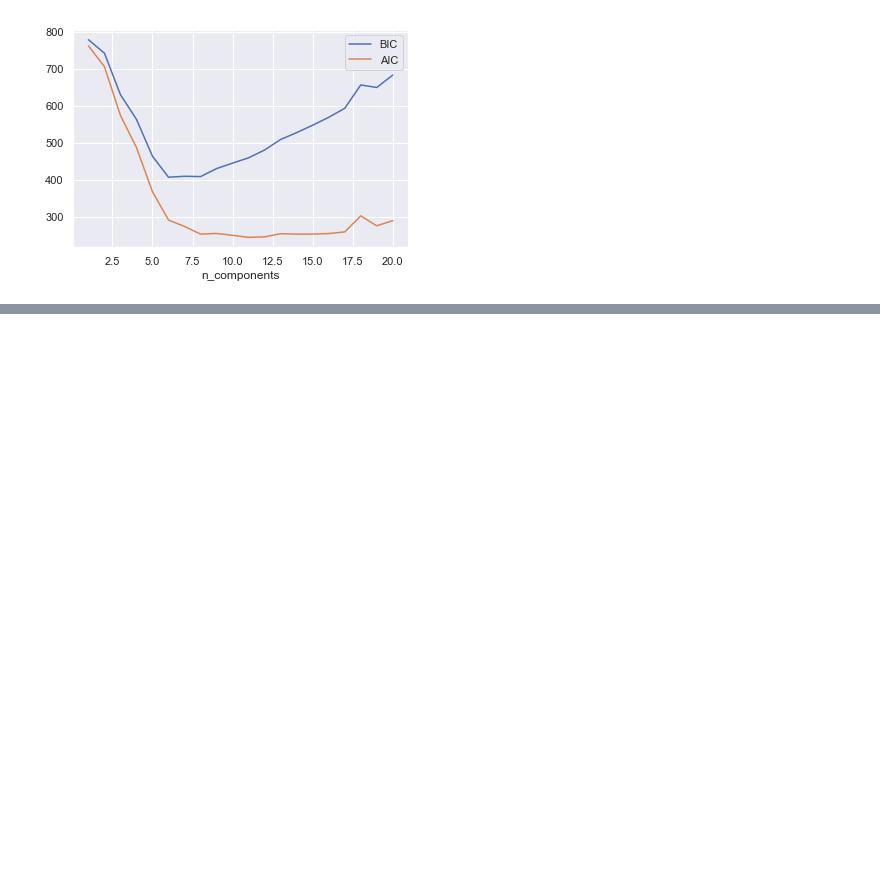
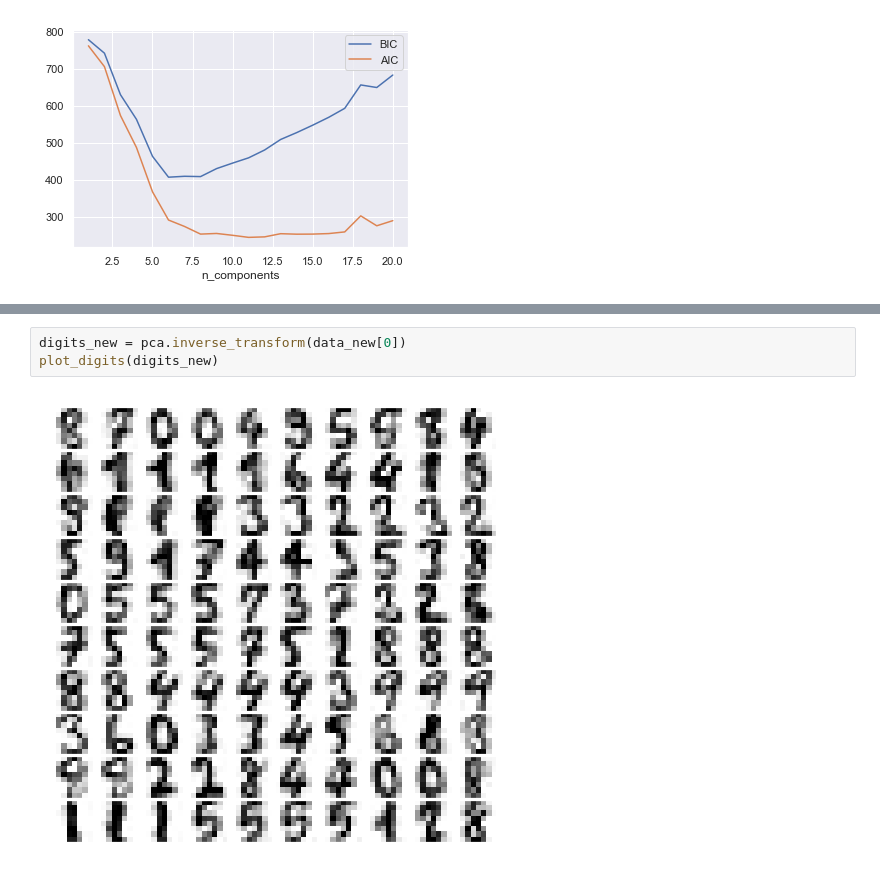
Before and after one commit to Data-drone/coding_practice, a Jupyter notebook: data_science/Gaussian Mixture Models.ipynb, the cells around one changed output, grey strips where cells are left out. Saved outputs shown, nothing was run; the diff lists cells and outputs as text; blank space fills up the shorter version.

```diff
--- a/data_science/Gaussian Mixture Models.ipynb
+++ b/data_science/Gaussian Mixture Models.ipynb
@@ -151,0 +201,5 @@ plt.xlabel('n_components');
+# %%
+digits_new = pca.inverse_transform(data_new[0])
+plot_digits(digits_new)
+# %% [output]
+[figure, added]
```
Also changed, not shown: parts of 7 cells of this notebook.
